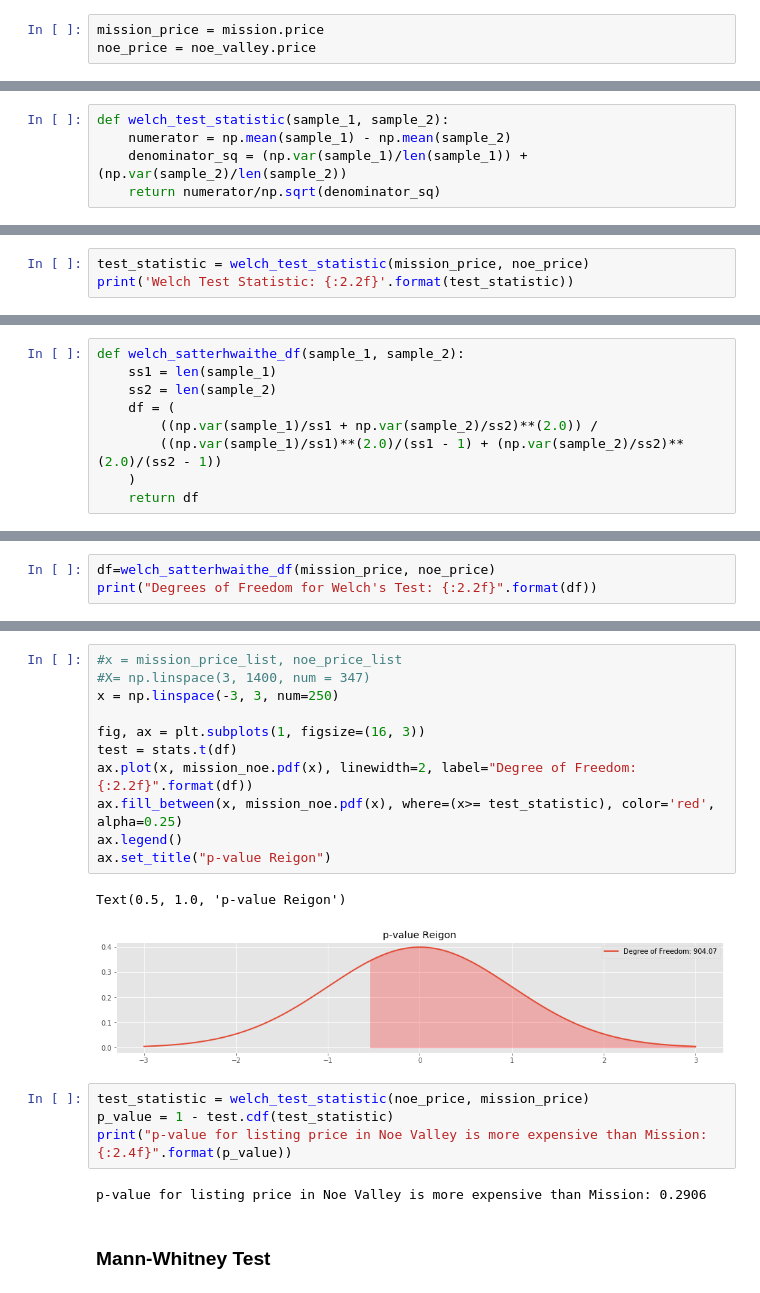
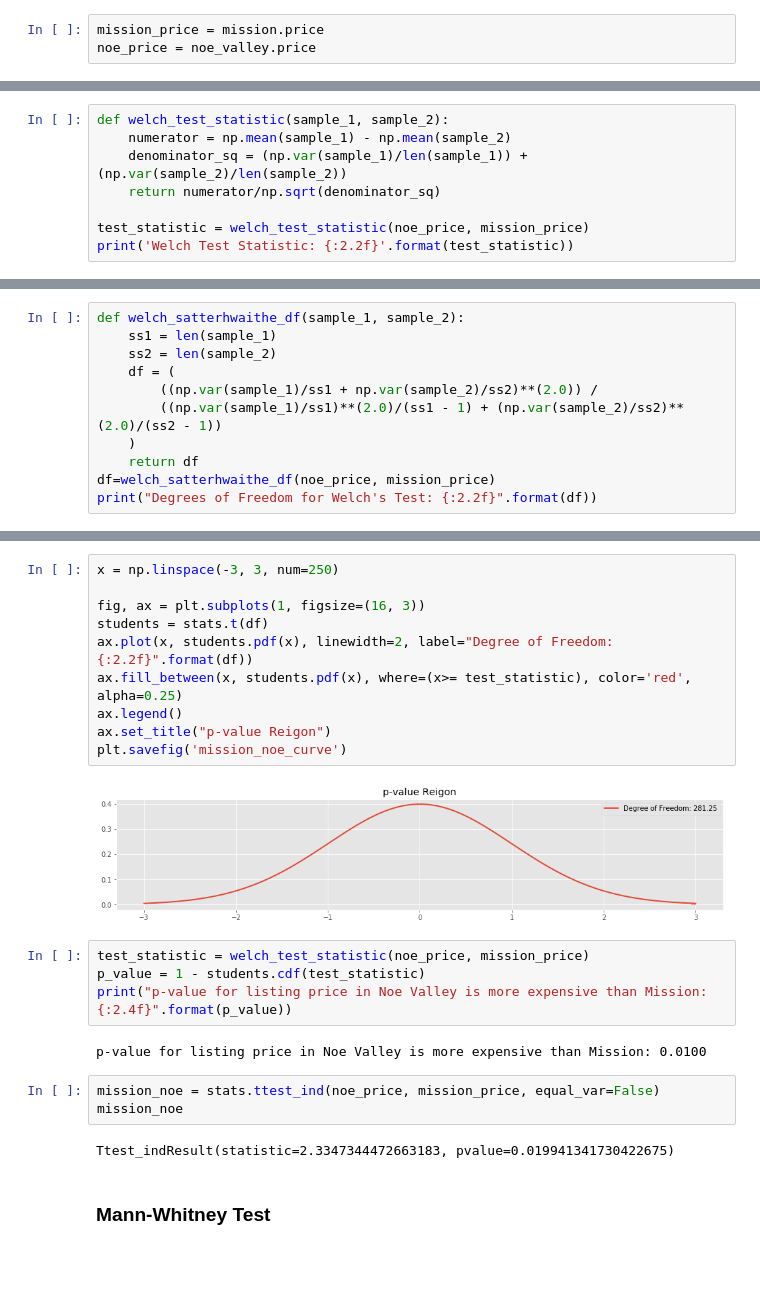
Before and after one commit to helen-tong/airbnb_1, a Jupyter notebook: eda.ipynb, the cells around one changed output, grey strips where cells are left out. Drawn from its saved outputs; the diff is of its cells as text; blank space fills up the shorter version.

```diff
--- a/eda.ipynb
+++ b/eda.ipynb
@@ -619,3 +620,6 @@ def welch_test_statistic(sample_1, sample_2):
     numerator = np.mean(sample_1) - np.mean(sample_2)
     denominator_sq = (np.var(sample_1)/len(sample_1)) + (np.var(sample_2)/len(sample_2))
     return numerator/np.sqrt(denominator_sq)
+
+test_statistic = welch_test_statistic(noe_price, mission_price)
+print('Welch Test Statistic: {:2.2f}'.format(test_statistic))
@@ -622,3 +627,0 @@ def welch_test_statistic(sample_1, sample_2):
-# %%
-test_statistic = welch_test_statistic(mission_price, noe_price)
-print('Welch Test Statistic: {:2.2f}'.format(test_statistic))
@@ -633,3 +634,5 @@ def welch_satterhwaithe_df(sample_1, sample_2):
         ((np.var(sample_1)/ss1)**(2.0)/(ss1 - 1) + (np.var(sample_2)/ss2)**(2.0)/(ss2 - 1))
     )
     return df
+df=welch_satterhwaithe_df(noe_price, mission_price)
+print("Degrees of Freedom for Welch's Test: {:2.2f}".format(df))
@@ -636,3 +640,0 @@ def welch_satterhwaithe_df(sample_1, sample_2):
-# %%
-df=welch_satterhwaithe_df(mission_price, noe_price)
-print("Degrees of Freedom for Welch's Test: {:2.2f}".format(df))
@@ -655,23 +641,26 @@ m_min, n_max, n_min, n_max
 # %%
-#x = mission_price_list, noe_price_list
-#X= np.linspace(3, 1400, num = 347)
 x = np.linspace(-3, 3, num=250)
 
 fig, ax = plt.subplots(1, figsize=(16, 3))
-test = stats.t(df)
-ax.plot(x, mission_noe.pdf(x), linewidth=2, label="Degree of Freedom: {:2.2f}".format(df))
-ax.fill_between(x, mission_noe.pdf(x), where=(x>= test_statistic), color='red', alpha=0.25)
+students = stats.t(df)
+ax.plot(x, students.pdf(x), linewidth=2, label="Degree of Freedom: {:2.2f}".format(df))
+ax.fill_between(x, students.pdf(x), where=(x>= test_statistic), color='red', alpha=0.25)
 ax.legend()
 ax.set_title("p-value Reigon")
+plt.savefig('mission_noe_curve')
 # %% [output]
-Text(0.5, 1.0, 'p-value Reigon')
-[figure, old version]
+[figure, new version]
 # %%
 test_statistic = welch_test_statistic(noe_price, mission_price)
-p_value = 1 - test.cdf(test_statistic)
+p_value = 1 - students.cdf(test_statistic)
 print("p-value for listing price in Noe Valley is more expensive than Mission: {:2.4f}".format(p_value))
 # %% [output]
-p-value for listing price in Noe Valley is more expensive than Mission: 0.2906
+p-value for listing price in Noe Valley is more expensive than Mission: 0.0100
+# %%
+mission_noe = stats.ttest_ind(noe_price, mission_price, equal_var=False)
+mission_noe
+# %% [output]
+Ttest_indResult(statistic=2.3347344472663183, pvalue=0.019941341730422675)
 # %% [markdown]
 ### Mann-Whitney Test
 # %%
```
Also changed, not shown: parts of 22 cells of this notebook, 6 other files.
